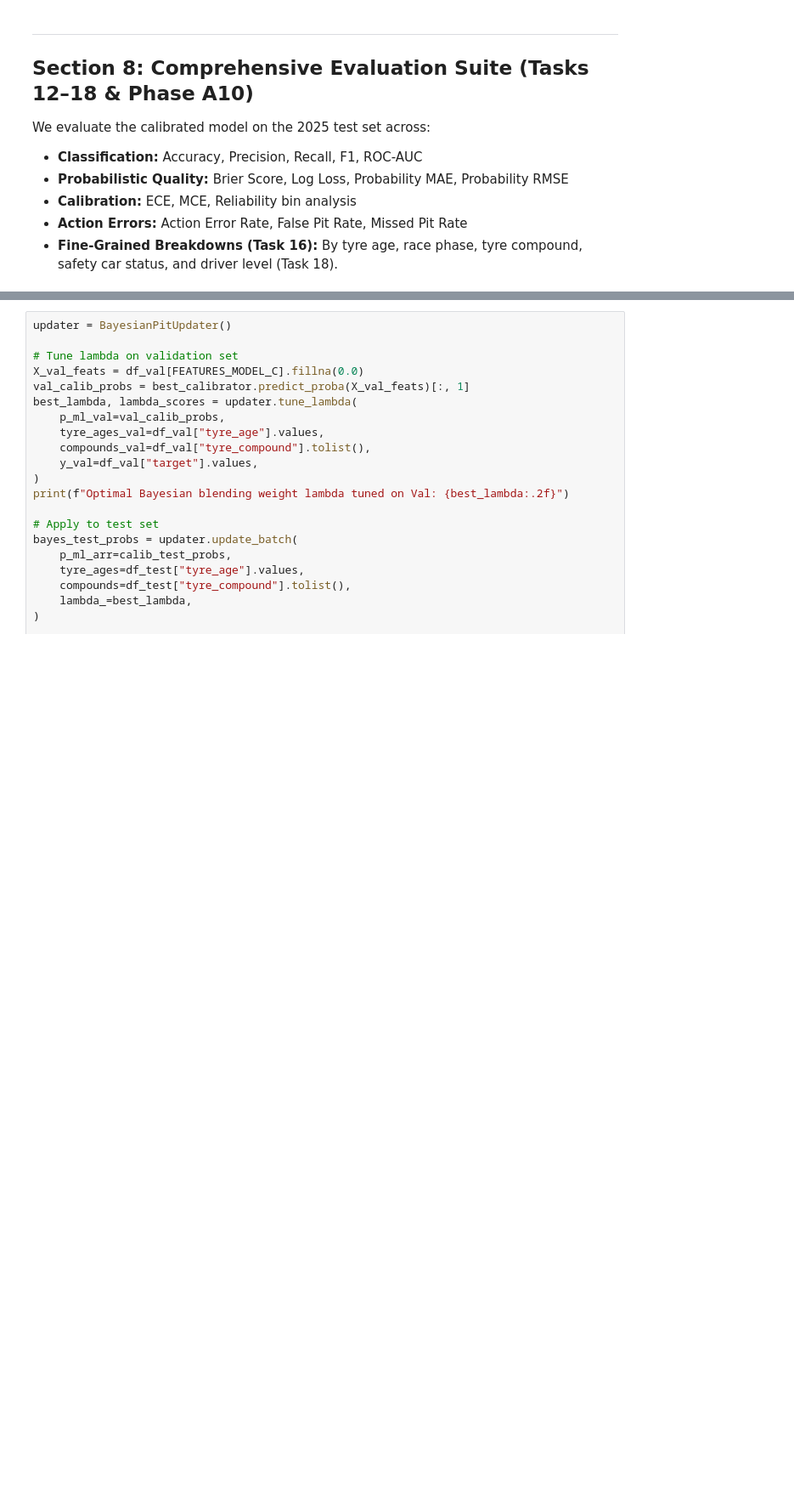
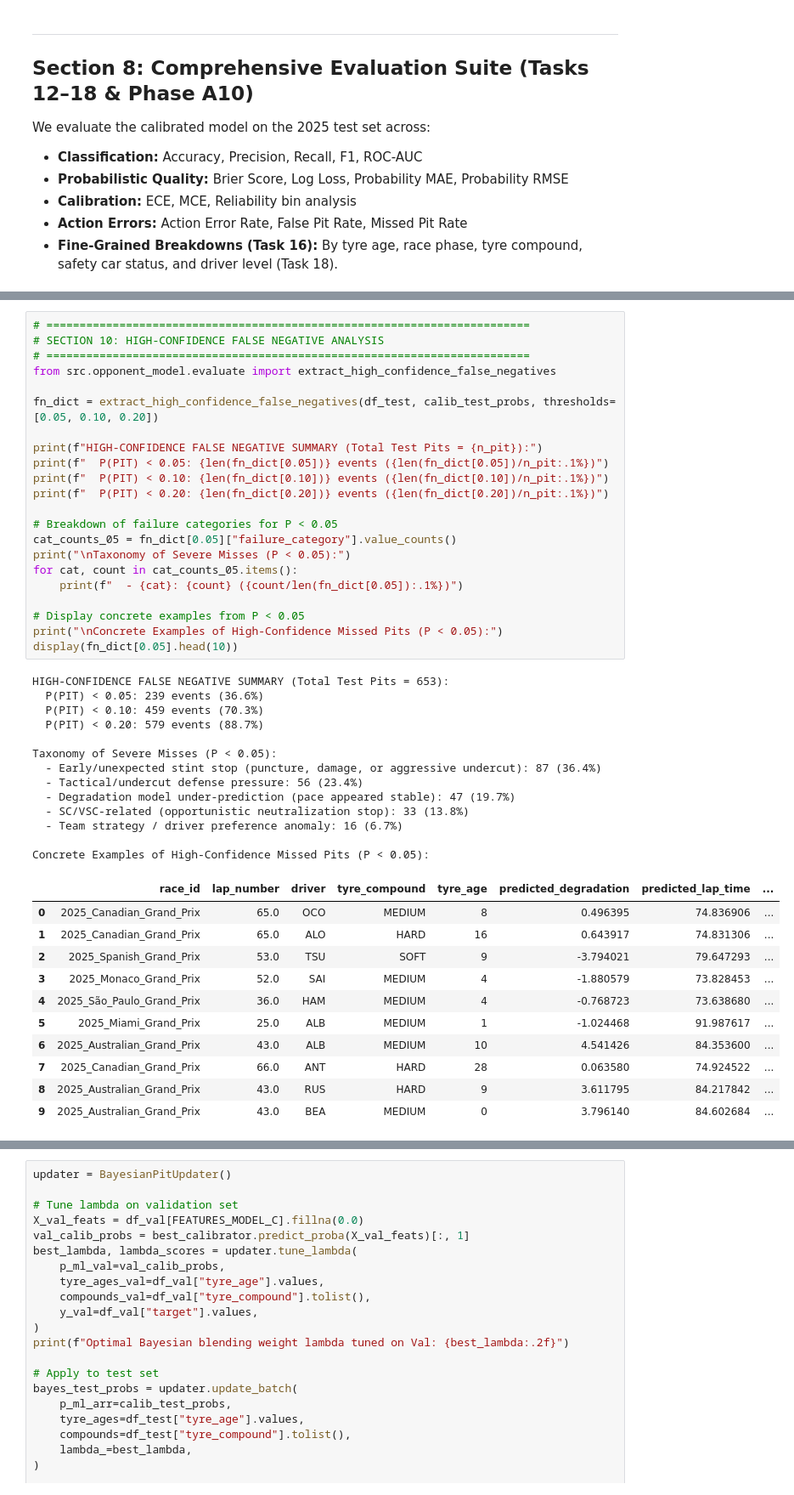
Before and after one commit to roshith-prakash/F1-SIS-Capstone-Project, a Jupyter notebook: Opponent_Model.ipynb, the cells around one changed output, grey strips where cells are left out. Shown at 85% size. Cells and saved outputs as stored; diff of their text form; blank space fills up the shorter version.

```diff
--- a/Opponent_Model.ipynb
+++ b/Opponent_Model.ipynb
@@ -405,0 +734,47 @@ We tune $\lambda$ on the 2024 validation set and evaluate the error reduction $\
+# %%
+# =========================================================================
+# SECTION 10: HIGH-CONFIDENCE FALSE NEGATIVE ANALYSIS
+# =========================================================================
+from src.opponent_model.evaluate import extract_high_confidence_false_negatives
+
+fn_dict = extract_high_confidence_false_negatives(df_test, calib_test_probs, thresholds=[0.05, 0.10, 0.20])
+
+print(f"HIGH-CONFIDENCE FALSE NEGATIVE SUMMARY (Total Test Pits = {n_pit}):")
+print(f"  P(PIT) < 0.05: {len(fn_dict[0.05])} events ({len(fn_dict[0.05])/n_pit:.1%})")
+print(f"  P(PIT) < 0.10: {len(fn_dict[0.10])} events ({len(fn_dict[0.10])/n_pit:.1%})")
+print(f"  P(PIT) < 0.20: {len(fn_dict[0.20])} events ({len(fn_dict[0.20])/n_pit:.1%})")
+
+# Breakdown of failure categories for P < 0.05
+cat_counts_05 = fn_dict[0.05]["failure_category"].value_counts()
+print("\nTaxonomy of Severe Misses (P < 0.05):")
+for cat, count in cat_counts_05.items():
+    print(f"  - {cat}: {count} ({count/len(fn_dict[0.05]):.1%})")
+
+# Display concrete examples from P < 0.05
+print("\nConcrete Examples of High-Confidence Missed Pits (P < 0.05):")
+display(fn_dict[0.05].head(10))
+# %% [output]
+HIGH-CONFIDENCE FALSE NEGATIVE SUMMARY (Total Test Pits = 653):
+  P(PIT) < 0.05: 239 events (36.6%)
+  P(PIT) < 0.10: 459 events (70.3%)
+  P(PIT) < 0.20: 579 events (88.7%)
+
+Taxonomy of Severe Misses (P < 0.05):
+  - Early/unexpected stint stop (puncture, damage, or aggressive undercut): 87 (36.4%)
+  - Tactical/undercut defense pressure: 56 (23.4%)
+  - Degradation model under-prediction (pace appeared stable): 47 (19.7%)
+  - SC/VSC-related (opportunistic neutralization stop): 33 (13.8%)
+  - Team strategy / driver preference anomaly: 16 (6.7%)
+
+Concrete Examples of High-Confidence Missed Pits (P < 0.05):
+|  | race_id | lap_number | driver | tyre_compound | tyre_age | predicted_degradation | predicted_lap_time | ... |
+| 0 | 2025_Canadian_Grand_Prix | 65.0 | OCO | MEDIUM | 8 | 0.496395 | 74.836906 | ... |
+| 1 | 2025_Canadian_Grand_Prix | 65.0 | ALO | HARD | 16 | 0.643917 | 74.831306 | ... |
+| 2 | 2025_Spanish_Grand_Prix | 53.0 | TSU | SOFT | 9 | -3.794021 | 79.647293 | ... |
+| 3 | 2025_Monaco_Grand_Prix | 52.0 | SAI | MEDIUM | 4 | -1.880579 | 73.828453 | ... |
+| 4 | 2025_São_Paulo_Grand_Prix | 36.0 | HAM | MEDIUM | 4 | -0.768723 | 73.638680 | ... |
+| 5 | 2025_Miami_Grand_Prix | 25.0 | ALB | MEDIUM | 1 | -1.024468 | 91.987617 | ... |
+| 6 | 2025_Australian_Grand_Prix | 43.0 | ALB | MEDIUM | 10 | 4.541426 | 84.353600 | ... |
+| 7 | 2025_Canadian_Grand_Prix | 66.0 | ANT | HARD | 28 | 0.063580 | 74.924522 | ... |
+| 8 | 2025_Australian_Grand_Prix | 43.0 | RUS | HARD | 9 | 3.611795 | 84.217842 | ... |
+| 9 | 2025_Australian_Grand_Prix | 43.0 | BEA | MEDIUM | 0 | 3.796140 | 84.602684 | ... |
```
Also changed, not shown: parts of 32 cells of this notebook, 16 other files.
